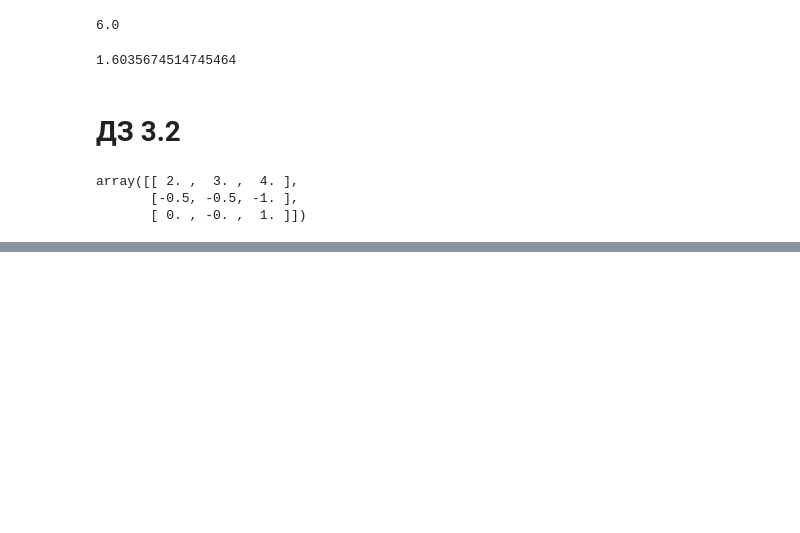
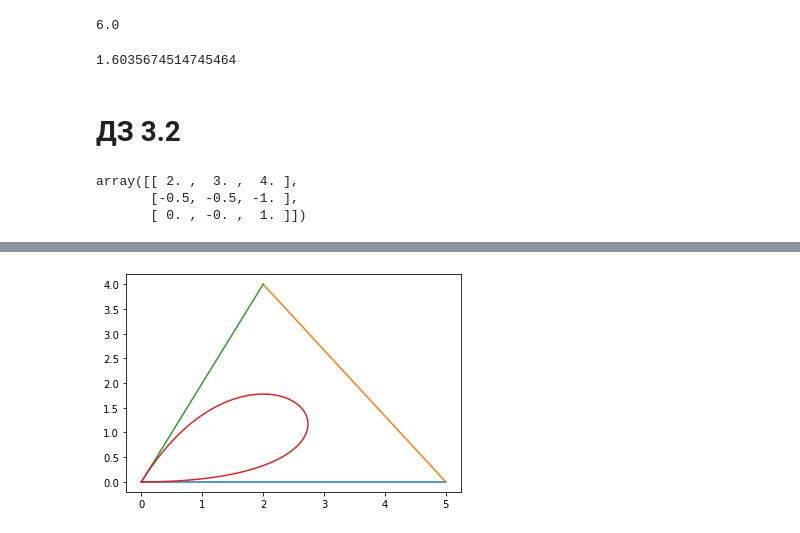
Before and after one commit to Chpel/Maga, a Jupyter notebook: LASDA/Workbench.ipynb, the cells around one changed output, grey strips where cells are left out. Saved outputs shown, nothing was run; the diff lists cells and outputs as text; code cells hidden in the pictures; blank space fills up the shorter version.

```diff
--- a/LASDA/Workbench.ipynb
+++ b/LASDA/Workbench.ipynb
@@ -123,0 +180,9 @@ array([[ 2. ,  3. ,  4. ],
+# %%
+plt.plot(*B1);
+plt.plot(*B2);
+plt.plot(*B3);
+t = x
+plt.plot(15*t - 24 * np.power(t,2) + 9 * np.power(t,3), 12 * np.power(t,2) - 12 * np.power(t,3));
+#plt.plot(*B6);
+# %% [output]
+[figure, added]
```
Also changed, not shown: parts of 13 cells of this notebook, 1 other file.
